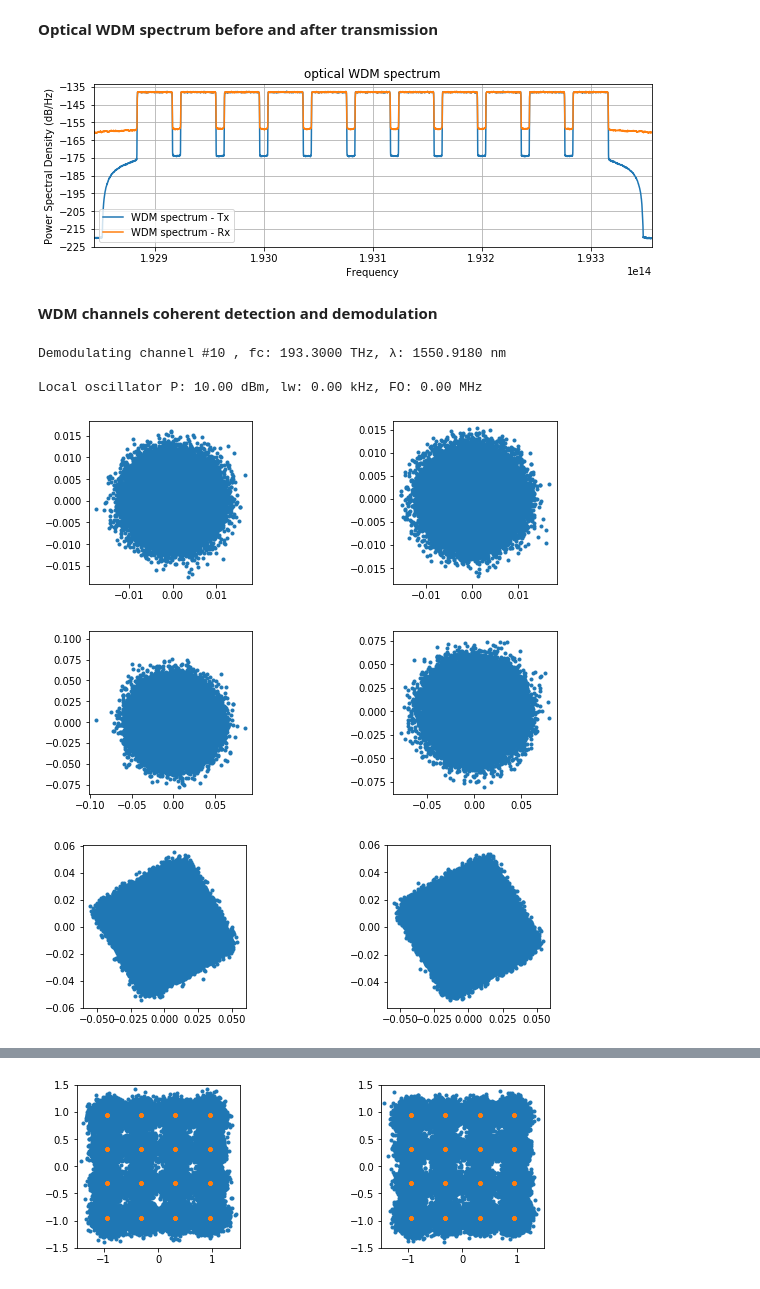
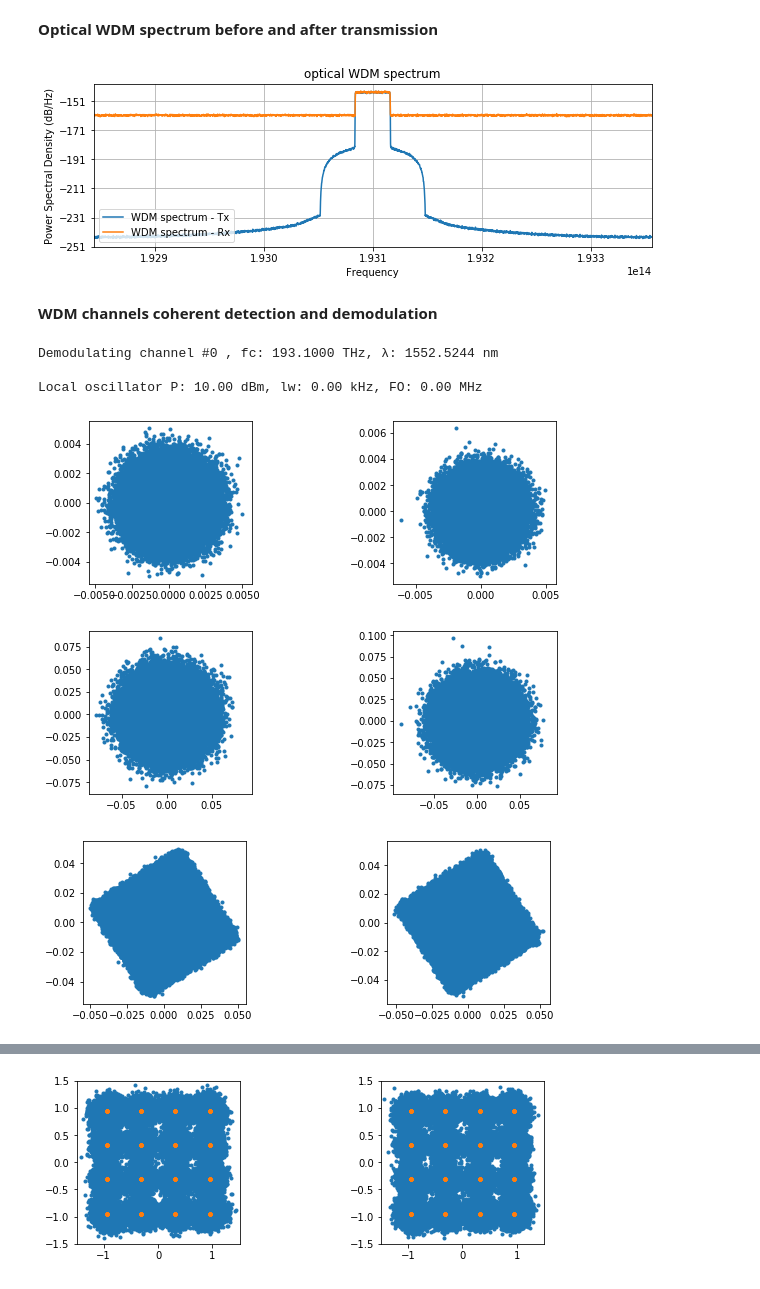
Before and after one commit to edsonportosilva/OptiCommPy, a Jupyter notebook: jupyter notebooks/Adaptive equalization.ipynb, the cells around one changed output, grey strips where cells are left out. Cells and saved outputs as stored; diff of their text form; code cells hidden in the pictures.

```diff
--- a/jupyter notebooks/Adaptive equalization.ipynb
+++ b/jupyter notebooks/Adaptive equalization.ipynb
@@ -97,15 +97,15 @@ param = parameters()
 param.M   = 16           # ordem do formato de modulação
 param.Rs  = 32e9         # taxa de sinalização [baud]
 param.SpS = 16           # número de amostras por símbolo
-param.Nbits = 800000     # número de bits
+param.Nbits = 193536     # número de bits
 param.pulse = 'rrc'      # formato de pulso
 param.Ntaps = 4096       # número de coeficientes do filtro RRC
 param.alphaRRC = 0.01    # rolloff do filtro RRC
 param.Pch_dBm = 0        # potência média por canal WDM [dBm]
-param.Nch     = 11       # número de canais WDM
+param.Nch     = 1        # número de canais WDM
 param.Fc      = 193.1e12 # frequência central do espectro WDM
 param.freqSpac = 40e9    # espaçamento em frequência da grade de canais WDM
-param.Nmodes = 2         # número de modos de polarização
+param.Nmodes = 20         # número de modos de polarização
 
 sigWDM_Tx, symbTx_, param = simpleWDMTx(param)
 
@@ -168,14 +172,14 @@ plt.psd(sigWDM[:,0], Fs=Fs, Fc=paramCh.Fc, NFFT = 4*1024, sides='twosided', labe
 plt.legend(loc='lower left')
 plt.title('optical WDM spectrum');
 # %% [output]
-[figure, old version]
+[figure, new version]
 # %% [markdown]
 **WDM channels coherent detection and demodulation**
 # %%
 ### Receiver
 
 # parameters
-chIndex  = 10    # index of the channel to be demodulated
+chIndex  = 0    # index of the channel to be demodulated
 plotPSD  = True
 
 Fa = param.SpS*param.Rs
@@ -216,37 +220,37 @@ ax2.plot(sigRx[0::param.SpS,1].real, sigRx[0::param.SpS,1].imag,'.')
 ax2.axis('square');
 
 # Rx filtering
 
 # Matched filter
 if param.pulse == 'nrz':
     pulse = pulseShape('nrz', param.SpS)
 elif param.pulse == 'rrc':
     pulse = pulseShape('rrc', param.SpS, N=param.Ntaps, alpha=param.alphaRRC, Ts=1/param.Rs)
 
 pulse = pulse/np.max(np.abs(pulse))
 sigRx = firFilter(pulse, sigRx)
 
 fig, (ax1, ax2) = plt.subplots(1, 2)
 ax1.plot(sigRx[0::param.SpS,0].real, sigRx[0::param.SpS,0].imag,'.')
 ax1.axis('square');
 ax2.plot(sigRx[0::param.SpS,1].real, sigRx[0::param.SpS,1].imag,'.')
 ax2.axis('square');
 
 # CD compensation
 sigRx = edc(sigRx, paramCh.Ltotal, paramCh.D, Fc-Δf_lo, Fa)
 
 fig, (ax1, ax2) = plt.subplots(1, 2)
 ax1.plot(sigRx[0::param.SpS,0].real, sigRx[0::param.SpS,0].imag,'.')
 ax1.axis('square');
 ax2.plot(sigRx[0::param.SpS,1].real, sigRx[0::param.SpS,1].imag,'.')
 ax2.axis('square');
 # %% [output]
-Demodulating channel #10 , fc: 193.3000 THz, λ: 1550.9180 nm
+Demodulating channel #0 , fc: 193.1000 THz, λ: 1552.5244 nm
 
 Local oscillator P: 10.00 dBm, lw: 0.00 kHz, FO: 0.00 MHz
-[figure, old version]
+[figure, new version]
-[figure, old version]
+[figure, new version]
-[figure, old version]
+[figure, new version]
 # %%
 # simple timing recovery
 sampDelay = np.zeros(sigRx.shape[1])
```
Also changed, not shown: parts of 15 cells of this notebook.
